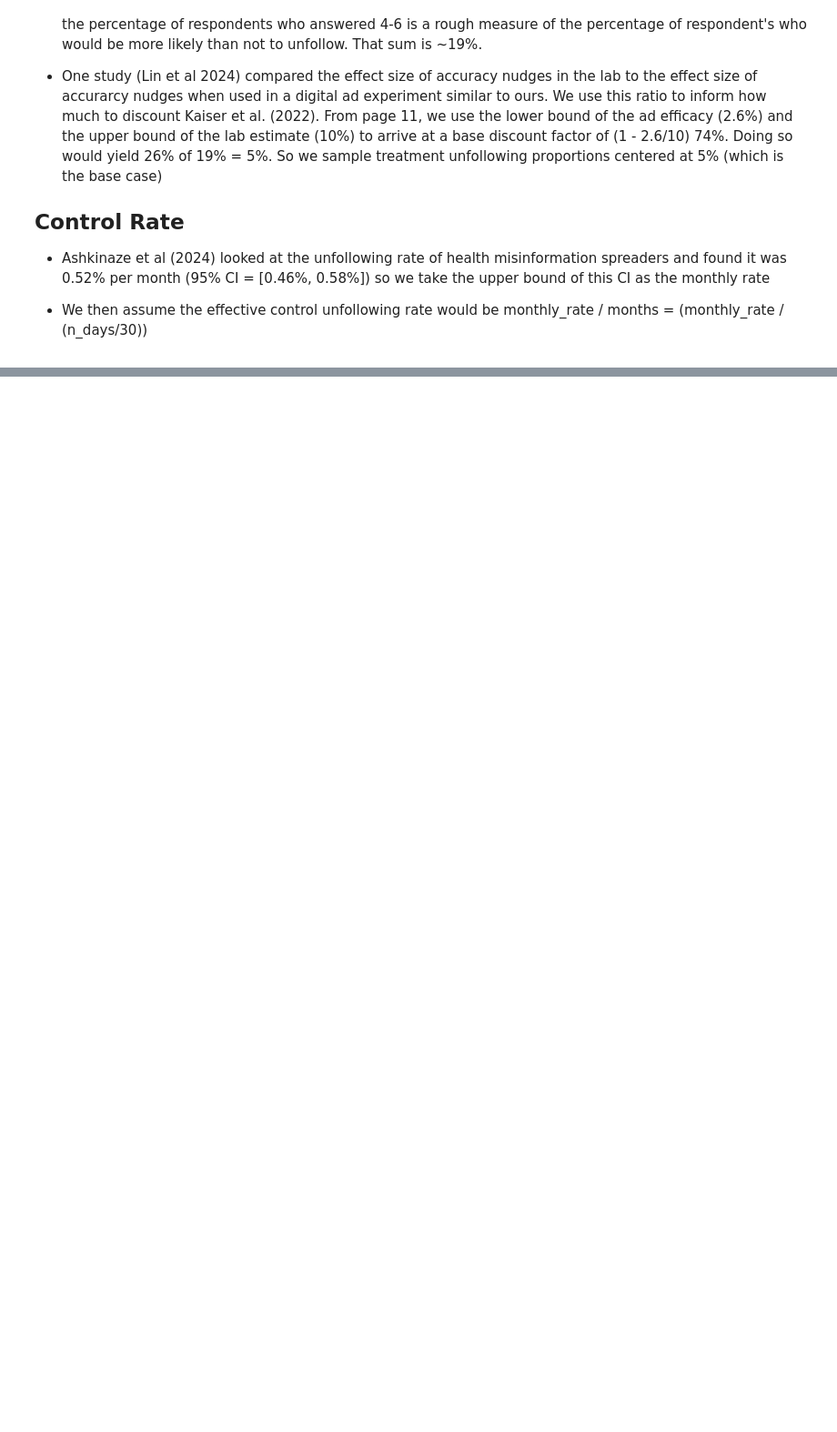
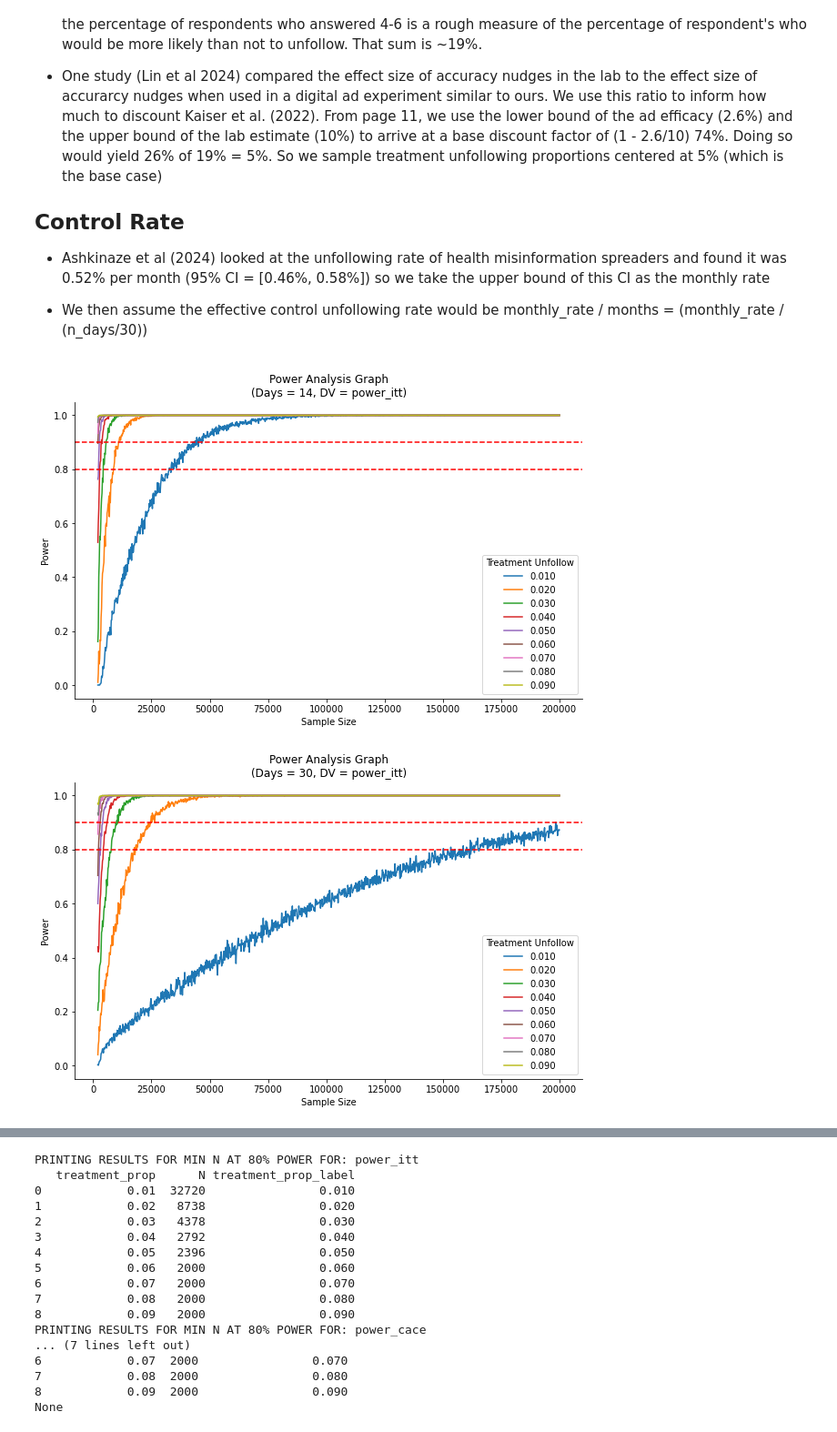
Before and after one commit to josh-ashkinaze/ads_misinfo, a Jupyter notebook: 5_pow.ipynb, the cells around one changed output, grey strips where cells are left out. Shown at 91% size. Cells and saved outputs as stored; diff of their text form; code cells hidden in the pictures; blank space fills up the shorter version.

```diff
--- a/5_pow.ipynb
+++ b/5_pow.ipynb
@@ -127,31 +128,34 @@ def make_graph(df_results):
             plt.savefig(f"{dv}.png", dpi=400)
             plt.show()
 
 
 def find_required_N(df_results):
     for dv in ['power_itt', 'power_cace']:
         print("PRINTING RESULTS FOR MIN N AT 80% POWER FOR: {}".format(dv))
         df_filtered = df_results[df_results[dv] >= 0.8]
         df_required_N = df_filtered.groupby('treatment_prop', as_index=False)['N'].min()
         df_required_N['treatment_prop_label'] = df_required_N['treatment_prop'].apply(lambda x: f"{x:.3f}")
         print(df_required_N)
 
 
 
 df = pd.read_csv("treat_status_MINIMAL_FOLLOWERS_03.04.2024__17.11.03__START0_END-1.csv")
 
 params = {
     'control_prop': [0.0058],
     'treatment_prop': [0.01, 0.02, 0.03, 0.04, 0.05, 0.06, 0.07, 0.08, 0.09],
-    'N_values': np.linspace(1000, 100000, 500, dtype=int),
+    'N_values': np.linspace(2000, 200000, 1000, dtype=int),
     'n_days':[14, 30],
     'n_simulations': 1000,
     "treat_eligible":[0.3]
 }
 
 
 
 df_results = run_power_analysis(params, df)
 df_results.to_csv("power_analysis_results.csv")
 make_graph(df_results)
 print(find_required_N(df_results))
+# %% [output]
+[figure, added]
+[figure, added]
@@ -157,0 +164,17 @@ print(find_required_N(df_results))
+PRINTING RESULTS FOR MIN N AT 80% POWER FOR: power_itt
+   treatment_prop      N treatment_prop_label
+0            0.01  32720                0.010
+1            0.02   8738                0.020
+2            0.03   4378                0.030
+3            0.04   2792                0.040
+4            0.05   2396                0.050
+5            0.06   2000                0.060
+6            0.07   2000                0.070
+7            0.08   2000                0.080
+8            0.09   2000                0.090
+PRINTING RESULTS FOR MIN N AT 80% POWER FOR: power_cace
+... (7 lines left out)
+6            0.07  2000                0.070
+7            0.08  2000                0.080
+8            0.09  2000                0.090
+None
```
Also changed, not shown: parts of 2 cells of this notebook.
